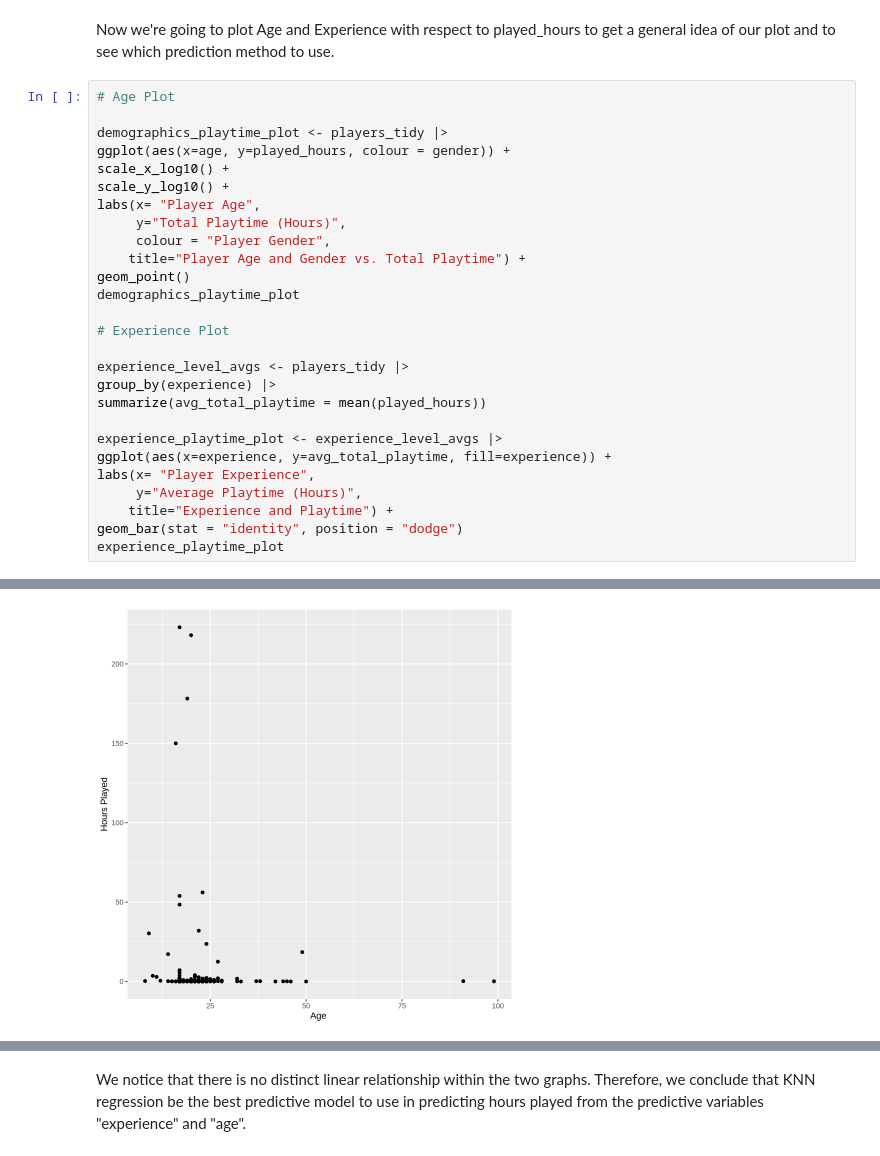
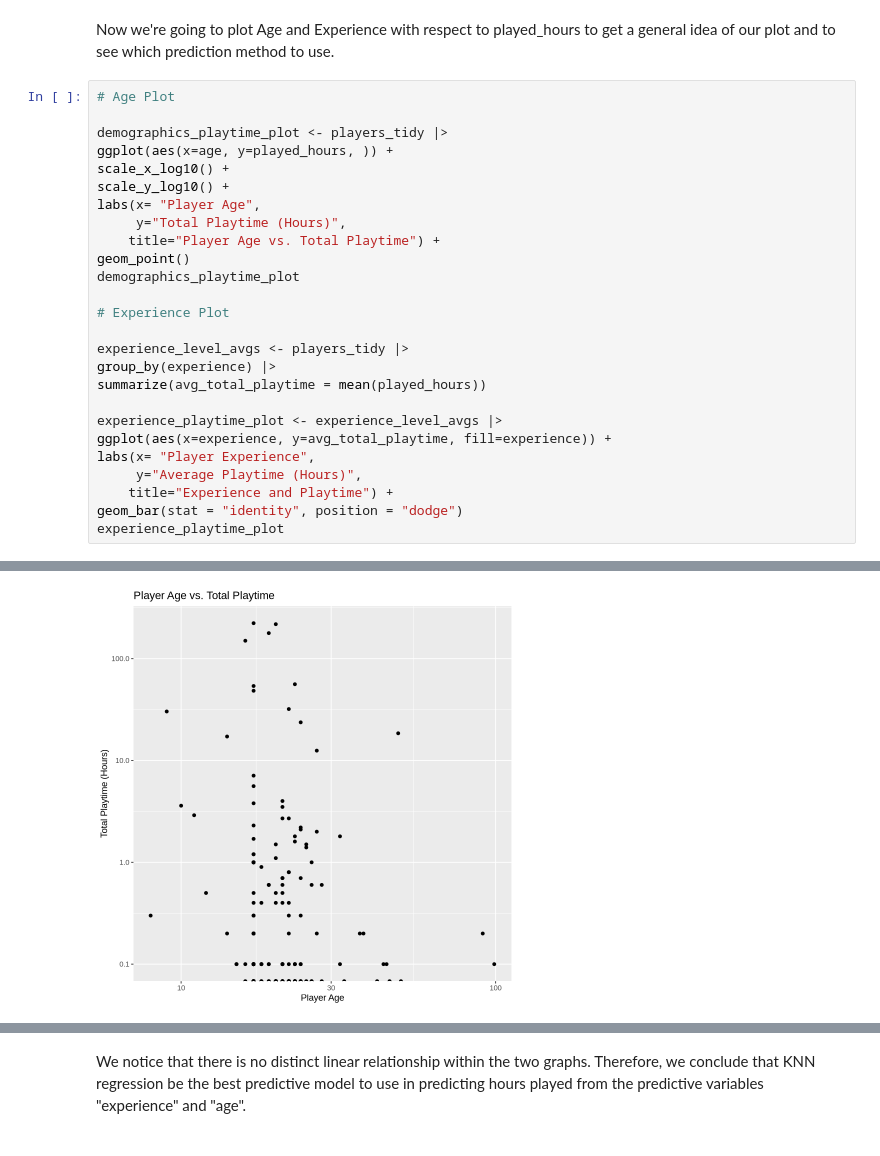
Before and after one commit to alicezh12/Project-Final-Report, a Jupyter notebook: final_project.ipynb, the cells around one changed output, grey strips where cells are left out. Cells and saved outputs as stored; diff of their text form.

```diff
--- a/final_project.ipynb
+++ b/final_project.ipynb
@@ -113,13 +78,12 @@ Now we're going to plot Age and Experience with respect to played_hours to get a
 # Age Plot
 
 demographics_playtime_plot <- players_tidy |>
-ggplot(aes(x=age, y=played_hours, colour = gender)) +
+ggplot(aes(x=age, y=played_hours, )) +
 scale_x_log10() +
 scale_y_log10() +
 labs(x= "Player Age",
      y="Total Playtime (Hours)",
-     colour = "Player Gender",
-    title="Player Age and Gender vs. Total Playtime") +
+    title="Player Age vs. Total Playtime") +
 geom_point()
 demographics_playtime_plot
 
@@ -140,4 +106,4 @@ experience_playtime_plot
-[figure, old version]
+[figure, new version]
 [figure]
 # %% [markdown]
 We notice that there is no distinct linear relationship within the two graphs. Therefore, we conclude that KNN regression be the best predictive model to use in predicting hours played from the predictive variables "experience" and "age".
```
Also changed, not shown: parts of 6 cells of this notebook.
